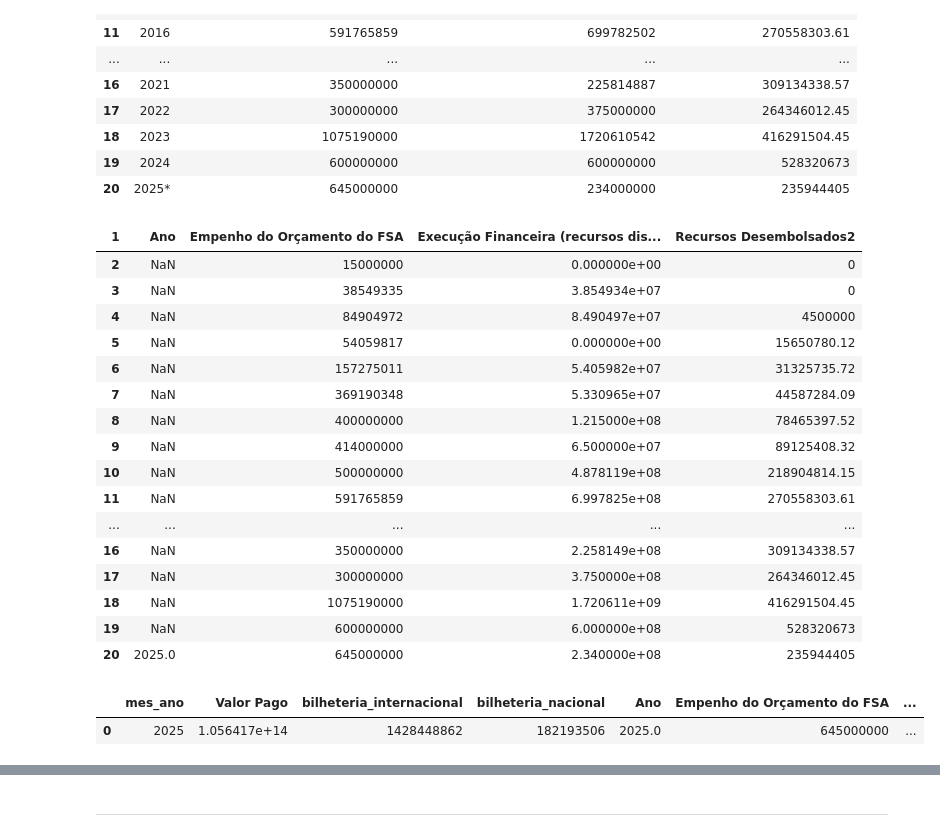
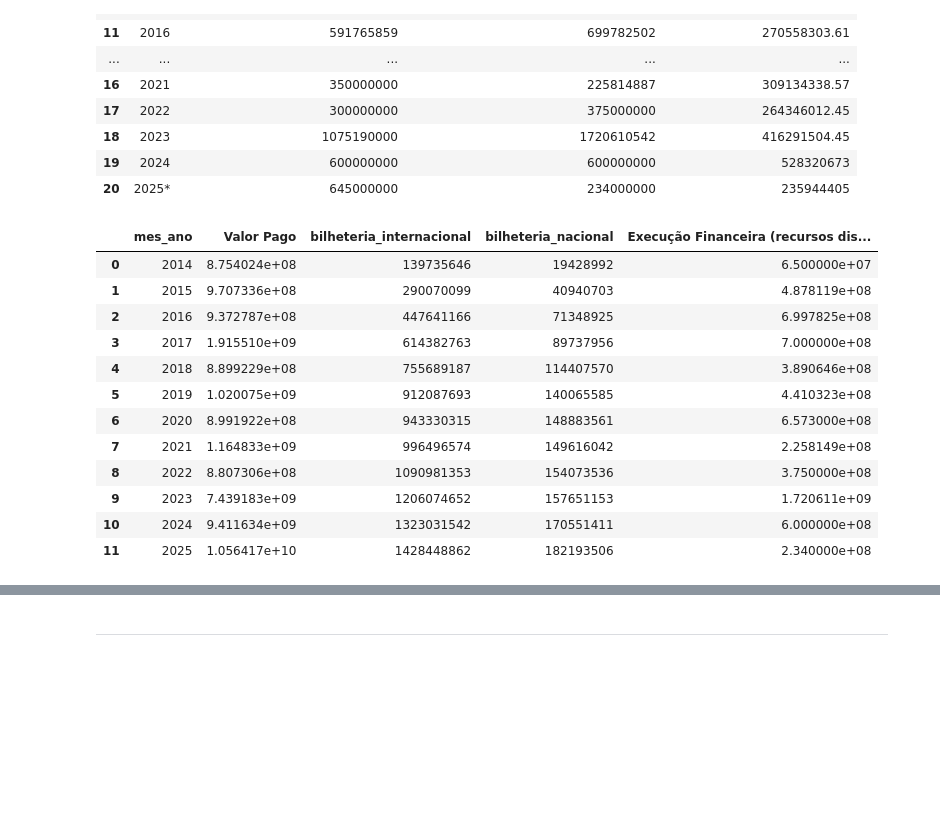
Before and after one commit to ricardomoraisp/Trabalho-ICD-2025.2, a Jupyter notebook: relatório.ipynb, the cells around one changed output, grey strips where cells are left out. Drawn from its saved outputs; the diff is of its cells as text; code cells hidden in the pictures; blank space fills up the shorter version.

```diff
--- a/relatório.ipynb
+++ b/relatório.ipynb
@@ -2044,17 +2041,8 @@ memory usage: 6.0 MB
 # %%
-valores_colunas = df_orgao.columns[3:]
+colunas_financeiras = ["Valor Empenhado", "Valor Liquidado", "Valor Pago", "Valor Restos a Pagar Pagos"]
 
-for col in valores_colunas:
-    df_orgao[col] = (
-        df_orgao[col]
-        .astype(str)
-        .str.strip()
-        .str.replace("R$", "", regex=False)
-        .str.replace(" ", "", regex=False)
-        .str.replace(".", "", regex=False)
-        .str.replace(",", ".", regex=False)
-        .astype(float)
-    )
+# Divide os valores por 1.000.000 para voltar para a escala correta
+df_orgao[colunas_financeiras] = df_orgao[colunas_financeiras] / 1_000_000
 
 df_orgao.head()
 # %% [output]
@@ -3177,25 +3169,10 @@ df_FSA.head(30)
 | 19 | 2024 | 600000000 | 600000000 | 528320673 |
 | 20 | 2025* | 645000000 | 234000000 | 235944405 |
 # %%
-df_FSA["Ano"] = df_FSA["Ano"].str.replace(" ", "").str.replace("*", "")
-df_FSA["Ano"] = pd.to_datetime(df_FSA["Ano"], format='%Y').dt.year
-df_FSA.columns = df_FSA.columns.str.strip()
-df_FSA["Execução Financeira (recursos disponibilizados ao FSA)1"] = df_FSA["Execução Financeira (recursos disponibilizados ao FSA)1"].astype(float)
+df_FSA["Ano"] = (
+	df_FSA["Ano"]
+	.astype(str)
+	.str.replace(" ", "", regex=False)
+	.str.replace("*", "", regex=False)
+)
+df_FSA["Ano"] = df_FSA["Ano"].astype('Int64')
-# %% [output]
-| 1 | Ano | Empenho do Orçamento do FSA | Execução Financeira (recursos dis... | Recursos Desembolsados2 |
-| 2 | NaN | 15000000 | 0.000000e+00 | 0 |
-| 3 | NaN | 38549335 | 3.854934e+07 | 0 |
-| 4 | NaN | 84904972 | 8.490497e+07 | 4500000 |
-| 5 | NaN | 54059817 | 0.000000e+00 | 15650780.12 |
-| 6 | NaN | 157275011 | 5.405982e+07 | 31325735.72 |
-| 7 | NaN | 369190348 | 5.330965e+07 | 44587284.09 |
-| 8 | NaN | 400000000 | 1.215000e+08 | 78465397.52 |
-| 9 | NaN | 414000000 | 6.500000e+07 | 89125408.32 |
-| 10 | NaN | 500000000 | 4.878119e+08 | 218904814.15 |
-| 11 | NaN | 591765859 | 6.997825e+08 | 270558303.61 |
-| ... | ... | ... | ... | ... |
-| 16 | NaN | 350000000 | 2.258149e+08 | 309134338.57 |
-| 17 | NaN | 300000000 | 3.750000e+08 | 264346012.45 |
-| 18 | NaN | 1075190000 | 1.720611e+09 | 416291504.45 |
-| 19 | NaN | 600000000 | 6.000000e+08 | 528320673 |
-| 20 | 2025.0 | 645000000 | 2.340000e+08 | 235944405 |
@@ -3202,11 +3181,29 @@ df_FSA["Execução Financeira (recursos disponibilizados ao FSA)1"] = df_FSA["Ex
 # %%
 df_bilheteria = pd.read_csv("dados/Bilheteria_N x Bilheteria_IN(2014-2025).csv", encoding="utf-8")
+
 df_correlacao = pd.merge(df_ancine_ano, df_bilheteria, left_on="mes_ano", right_on="ano", how="inner")
+
 df_correlacao = df_correlacao.drop("ano", axis=1)
+
+df_correlacao["mes_ano"] = df_correlacao["mes_ano"].astype(int)
+
 df_correlacao = pd.merge(df_correlacao, df_FSA, left_on="mes_ano", right_on="Ano", how="inner")
 
+df_correlacao = df_correlacao.drop(["Ano", "Empenho do Orçamento do FSA", "Recursos Desembolsados2"], axis=1)
+
 df_correlacao.head(15)
 # %% [output]
-|  | mes_ano | Valor Pago | bilheteria_internacional | bilheteria_nacional | Ano | Empenho do Orçamento do FSA | ... |
-| 0 | 2025 | 1.056417e+14 | 1428448862 | 182193506 | 2025.0 | 645000000 | ... |
+|  | mes_ano | Valor Pago | bilheteria_internacional | bilheteria_nacional | Execução Financeira (recursos dis... |
+| 0 | 2014 | 8.754024e+08 | 139735646 | 19428992 | 6.500000e+07 |
+| 1 | 2015 | 9.707336e+08 | 290070099 | 40940703 | 4.878119e+08 |
+| 2 | 2016 | 9.372787e+08 | 447641166 | 71348925 | 6.997825e+08 |
+| 3 | 2017 | 1.915510e+09 | 614382763 | 89737956 | 7.000000e+08 |
+| 4 | 2018 | 8.899229e+08 | 755689187 | 114407570 | 3.890646e+08 |
+| 5 | 2019 | 1.020075e+09 | 912087693 | 140065585 | 4.410323e+08 |
+| 6 | 2020 | 8.991922e+08 | 943330315 | 148883561 | 6.573000e+08 |
+| 7 | 2021 | 1.164833e+09 | 996496574 | 149616042 | 2.258149e+08 |
+| 8 | 2022 | 8.807306e+08 | 1090981353 | 154073536 | 3.750000e+08 |
+| 9 | 2023 | 7.439183e+09 | 1206074652 | 157651153 | 1.720611e+09 |
+| 10 | 2024 | 9.411634e+09 | 1323031542 | 170551411 | 6.000000e+08 |
+| 11 | 2025 | 1.056417e+10 | 1428448862 | 182193506 | 2.340000e+08 |
 # %%
```
Also changed, not shown: parts of 17 cells of this notebook, 18 other files.
